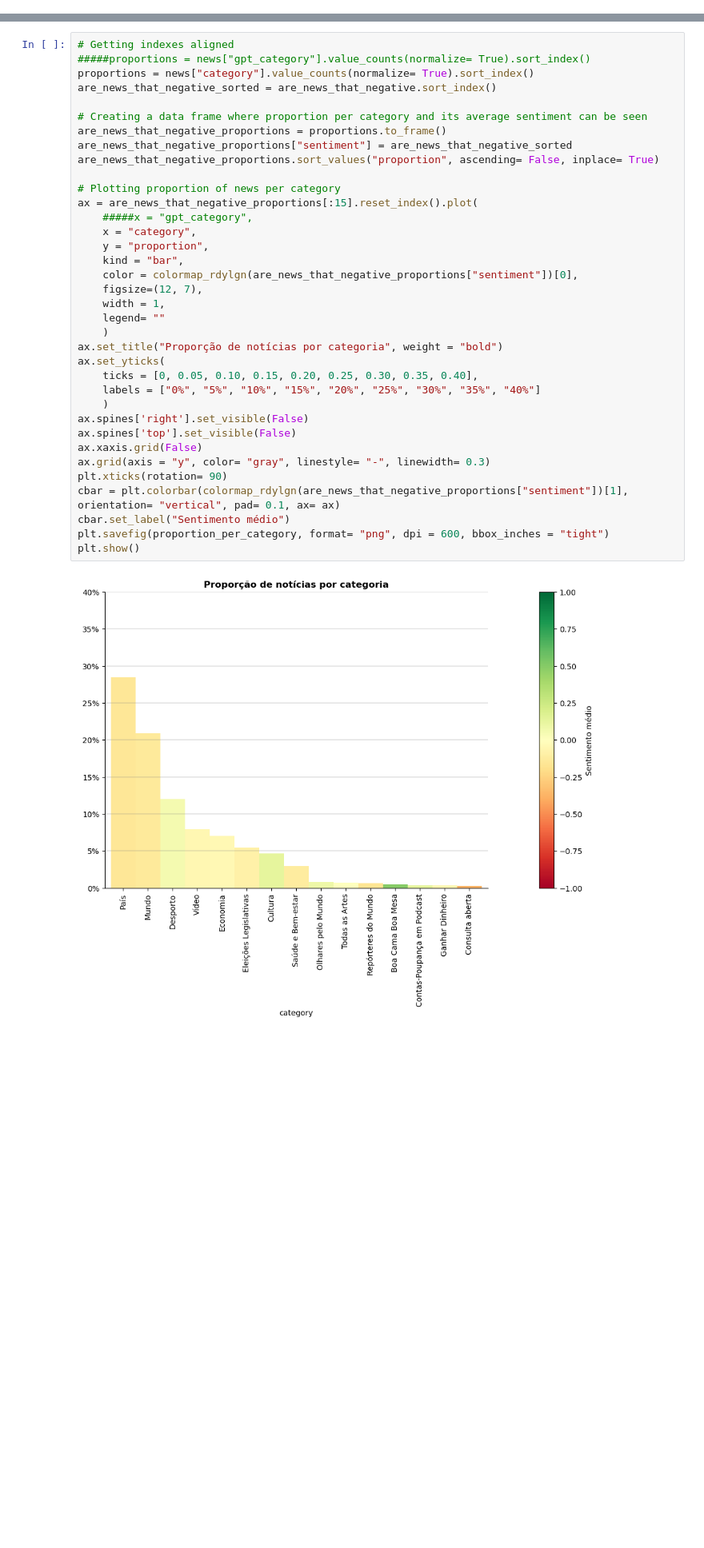
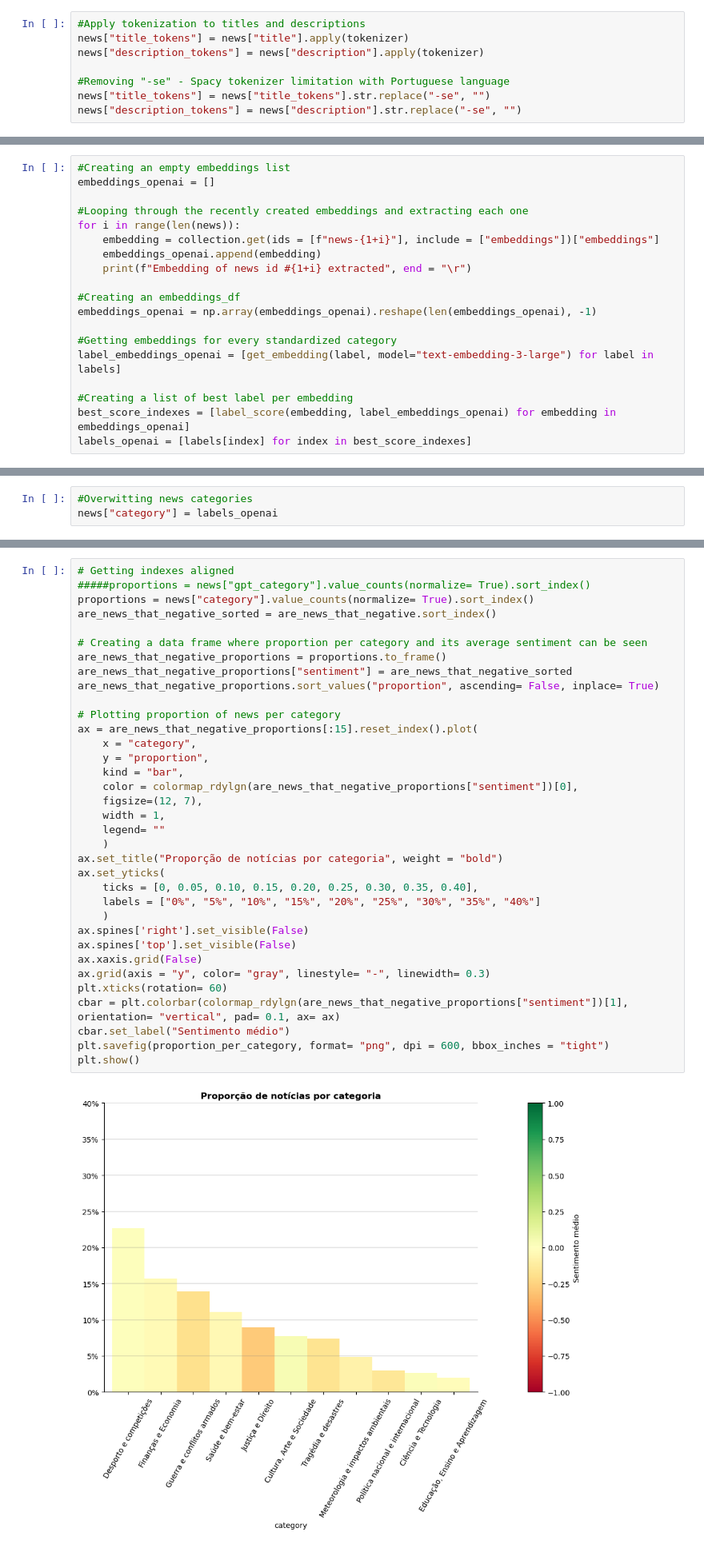
Before and after one commit to MMFreitas1/Analysis-of-Portuguese-news, a Jupyter notebook: Scripts/analysis_of_portuguese_news.ipynb, the cells around one changed output, grey strips where cells are left out. Shown at 80% size. Cells and saved outputs as stored; diff of their text form; blank space fills up the shorter version.

```diff
--- a/Scripts/analysis_of_portuguese_news.ipynb
+++ b/Scripts/analysis_of_portuguese_news.ipynb
@@ -151,0 +102,8 @@ Your bill, sir: 0.13$
+# %%
+#Apply tokenization to titles and descriptions
+news["title_tokens"] = news["title"].apply(tokenizer)
+news["description_tokens"] = news["description"].apply(tokenizer)
+
+#Removing "-se" - Spacy tokenizer limitation with Portuguese language
+news["title_tokens"] = news["title_tokens"].str.replace("-se", "")
+news["description_tokens"] = news["description"].str.replace("-se", "")
@@ -151,0 +202,19 @@ Your bill, sir: 0.13$
+# %%
+#Creating an empty embeddings list
+embeddings_openai = []
+
+#Looping through the recently created embeddings and extracting each one
+for i in range(len(news)):
+    embedding = collection.get(ids = [f"news-{1+i}"], include = ["embeddings"])["embeddings"]
+    embeddings_openai.append(embedding)
+    print(f"Embedding of news id #{1+i} extracted", end = "\r")
+
+#Creating an embeddings_df
+embeddings_openai = np.array(embeddings_openai).reshape(len(embeddings_openai), -1)
+
+#Getting embeddings for every standardized category
+label_embeddings_openai = [get_embedding(label, model="text-embedding-3-large") for label in labels]
+
+#Creating a list of best label per embedding
+best_score_indexes = [label_score(embedding, label_embeddings_openai) for embedding in embeddings_openai]
+labels_openai = [labels[index] for index in best_score_indexes]
@@ -152,3 +301,6 @@ Your bill, sir: 0.13$
+# %%
+#Overwitting news categories
+news["category"] = labels_openai
 # %% [markdown]
 ### Creating a Word Cloud
 # %%
@@ -276,36 +420,35 @@ are_news_that_negative_sorted = are_news_that_negative.sort_index()
 
 # Creating a data frame where proportion per category and its average sentiment can be seen
 are_news_that_negative_proportions = proportions.to_frame()
 are_news_that_negative_proportions["sentiment"] = are_news_that_negative_sorted
 are_news_that_negative_proportions.sort_values("proportion", ascending= False, inplace= True)
 
 # Plotting proportion of news per category
 ax = are_news_that_negative_proportions[:15].reset_index().plot(
-    #####x = "gpt_category",
     x = "category",
     y = "proportion",
     kind = "bar",
     color = colormap_rdylgn(are_news_that_negative_proportions["sentiment"])[0],
     figsize=(12, 7),
     width = 1,
     legend= ""
     )
 ax.set_title("Proporção de notícias por categoria", weight = "bold")
 ax.set_yticks(
     ticks = [0, 0.05, 0.10, 0.15, 0.20, 0.25, 0.30, 0.35, 0.40],
     labels = ["0%", "5%", "10%", "15%", "20%", "25%", "30%", "35%", "40%"]
     )
 ax.spines['right'].set_visible(False)
 ax.spines['top'].set_visible(False)
 ax.xaxis.grid(False)
 ax.grid(axis = "y", color= "gray", linestyle= "-", linewidth= 0.3)
-plt.xticks(rotation= 90)
+plt.xticks(rotation= 60)
 cbar = plt.colorbar(colormap_rdylgn(are_news_that_negative_proportions["sentiment"])[1], orientation= "vertical", pad= 0.1, ax= ax)
 cbar.set_label("Sentimento médio")
 plt.savefig(proportion_per_category, format= "png", dpi = 600, bbox_inches = "tight")
 plt.show()
 # %% [output]
-[figure, old version]
+[figure, new version]
 # %%
 # Plotting avg sentiment per day
 avg_sentiment_per_day = news.groupby("date")["sentiment"].mean()
```
Also changed, not shown: parts of 25 cells of this notebook, 9 other files.
